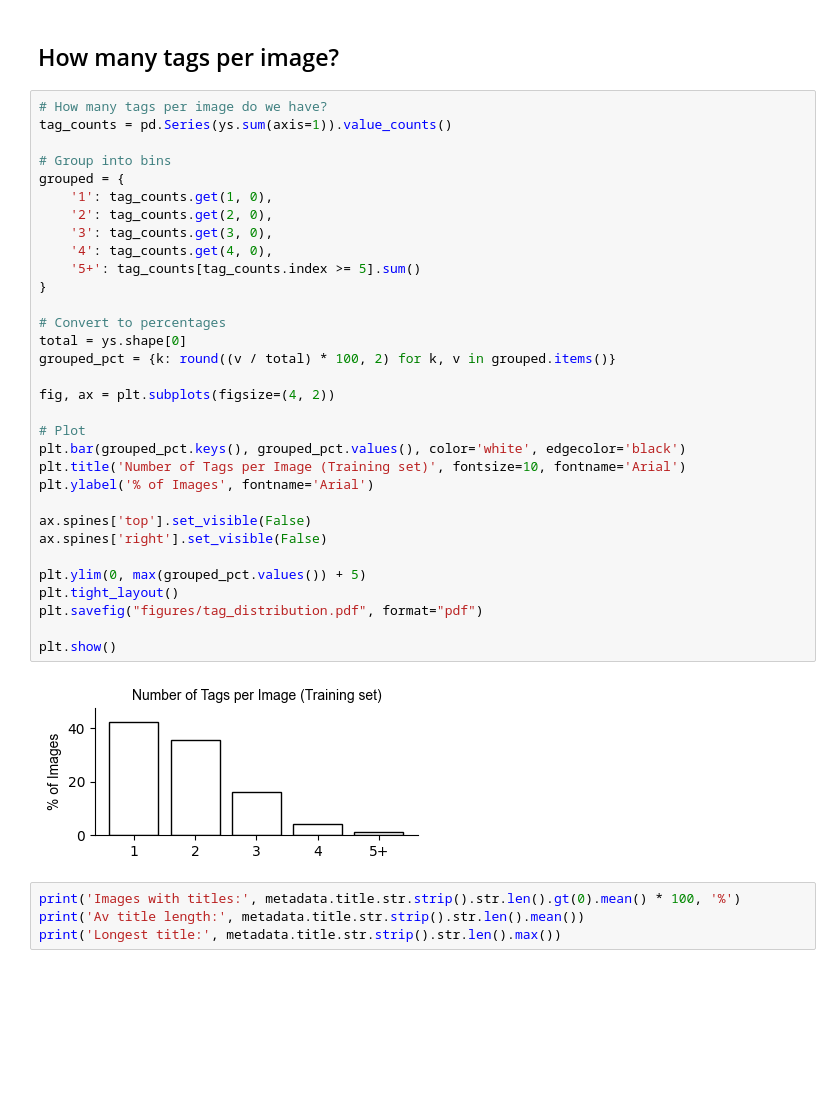
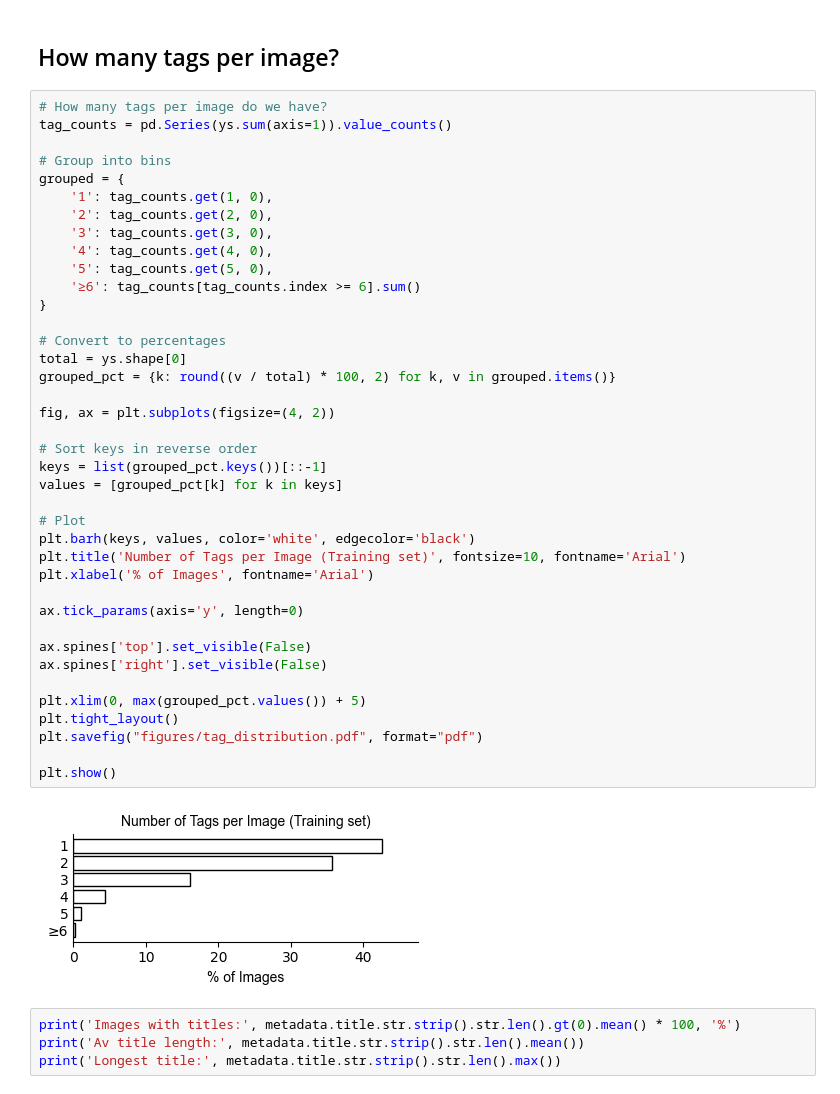
Before and after one commit to SpaceTimeLab/ClipTheLandscape, a Jupyter notebook: 1 - Prep data.ipynb, the cells around one changed output. Saved outputs shown, nothing was run; the diff lists cells and outputs as text; blank space fills up the shorter version.

Commit message:
Add final Kaggle results; edit Figures

```diff
--- a/1 - Prep data.ipynb
+++ b/1 - Prep data.ipynb
@@ -68,37 +68,44 @@ train_titles = train_combined.title.fillna('')
 # %%
 # How many tags per image do we have?
 tag_counts = pd.Series(ys.sum(axis=1)).value_counts()
 
 # Group into bins
 grouped = {
     '1': tag_counts.get(1, 0),
     '2': tag_counts.get(2, 0),
     '3': tag_counts.get(3, 0),
     '4': tag_counts.get(4, 0),
-    '5+': tag_counts[tag_counts.index >= 5].sum()
+    '5': tag_counts.get(5, 0),
+    '≥6': tag_counts[tag_counts.index >= 6].sum()
 }
 
 # Convert to percentages
 total = ys.shape[0]
 grouped_pct = {k: round((v / total) * 100, 2) for k, v in grouped.items()}
 
 fig, ax = plt.subplots(figsize=(4, 2))
 
+# Sort keys in reverse order
+keys = list(grouped_pct.keys())[::-1]
+values = [grouped_pct[k] for k in keys]
+
 # Plot
-plt.bar(grouped_pct.keys(), grouped_pct.values(), color='white', edgecolor='black')
+plt.barh(keys, values, color='white', edgecolor='black')
 plt.title('Number of Tags per Image (Training set)', fontsize=10, fontname='Arial')
-plt.ylabel('% of Images', fontname='Arial')
+plt.xlabel('% of Images', fontname='Arial')
+
+ax.tick_params(axis='y', length=0)
 
 ax.spines['top'].set_visible(False)
 ax.spines['right'].set_visible(False)
 
-plt.ylim(0, max(grouped_pct.values()) + 5)
+plt.xlim(0, max(grouped_pct.values()) + 5)
 plt.tight_layout()
 plt.savefig("figures/tag_distribution.pdf", format="pdf")
 
 plt.show()
 # %% [output]
-[figure, old version]
+[figure, new version]
 # %%
 print('Images with titles:', metadata.title.str.strip().str.len().gt(0).mean() * 100, '%')
 print('Av title length:', metadata.title.str.strip().str.len().mean())
```
Also changed, not shown: parts of 6 cells of this notebook, 7 other files.
